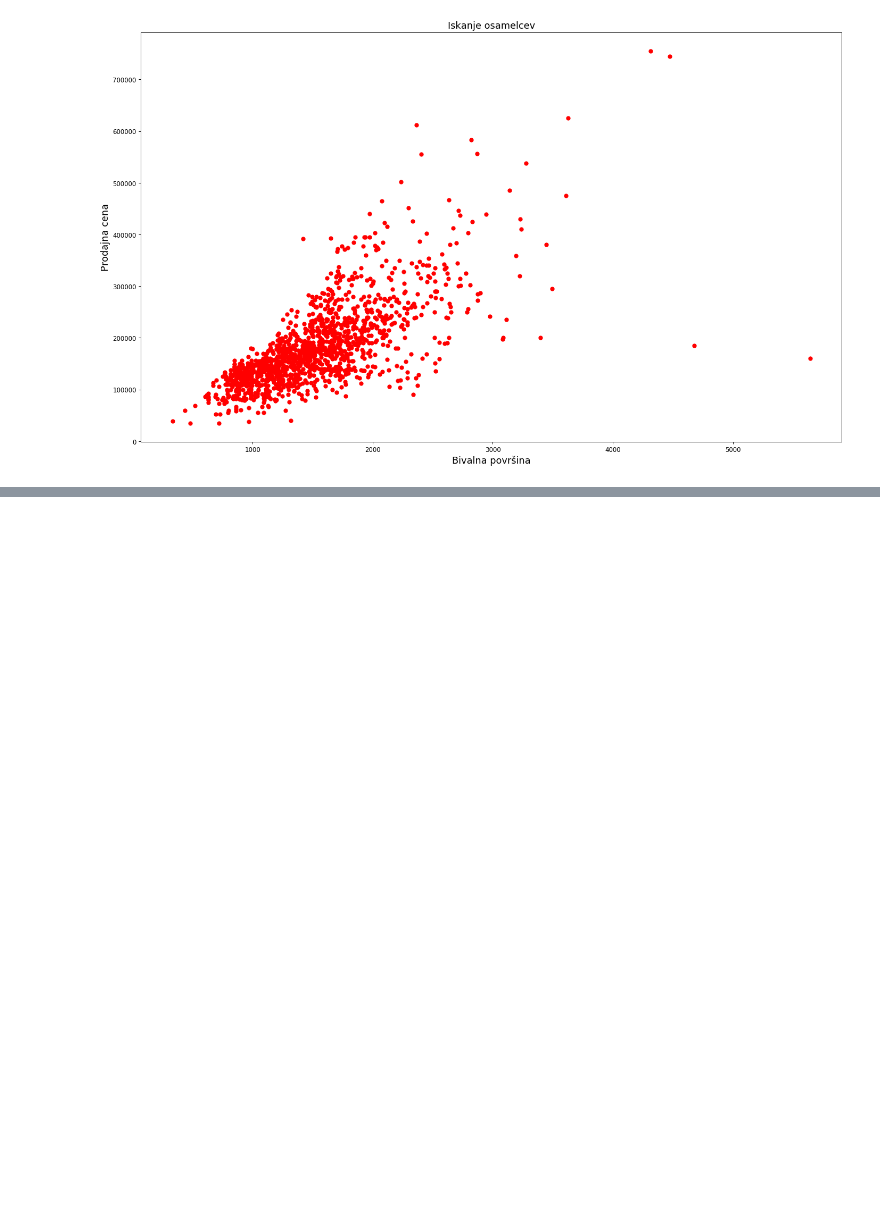
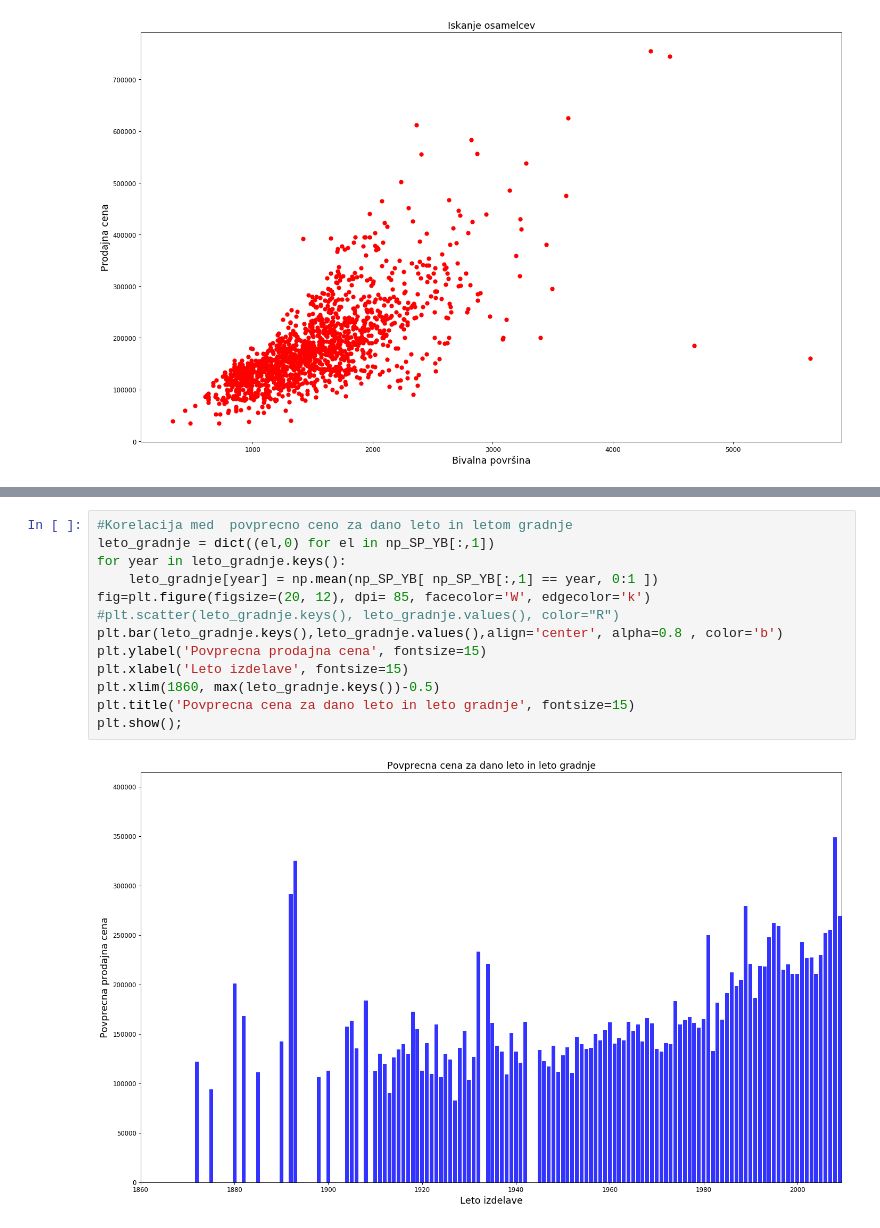
Before and after one commit to amadej10/PR19ASDBJCBZ, a Jupyter notebook: PR_ocenjevanje_vrednosti_his.ipynb, the cells around one changed output, grey strips where cells are left out. Cells and saved outputs as stored; diff of their text form; blank space fills up the shorter version.

```diff
--- a/PR_ocenjevanje_vrednosti_his.ipynb
+++ b/PR_ocenjevanje_vrednosti_his.ipynb
@@ -86,0 +102,15 @@ plt.show();
+# %%
+#Korelacija med  povprecno ceno za dano leto in letom gradnje
+leto_gradnje = dict((el,0) for el in np_SP_YB[:,1])
+for year in leto_gradnje.keys():
+    leto_gradnje[year] = np.mean(np_SP_YB[ np_SP_YB[:,1] == year, 0:1 ])
+fig=plt.figure(figsize=(20, 12), dpi= 85, facecolor='W', edgecolor='k')
+#plt.scatter(leto_gradnje.keys(), leto_gradnje.values(), color="R")
+plt.bar(leto_gradnje.keys(),leto_gradnje.values(),align='center', alpha=0.8 , color='b')
+plt.ylabel('Povprecna prodajna cena', fontsize=15)
+plt.xlabel('Leto izdelave', fontsize=15)
+plt.xlim(1860, max(leto_gradnje.keys())-0.5)
+plt.title('Povprecna cena za dano leto in leto gradnje', fontsize=15)
+plt.show();
+# %% [output]
+[figure, added]
```
Also changed, not shown: parts of 2 cells of this notebook, 3 other files.
